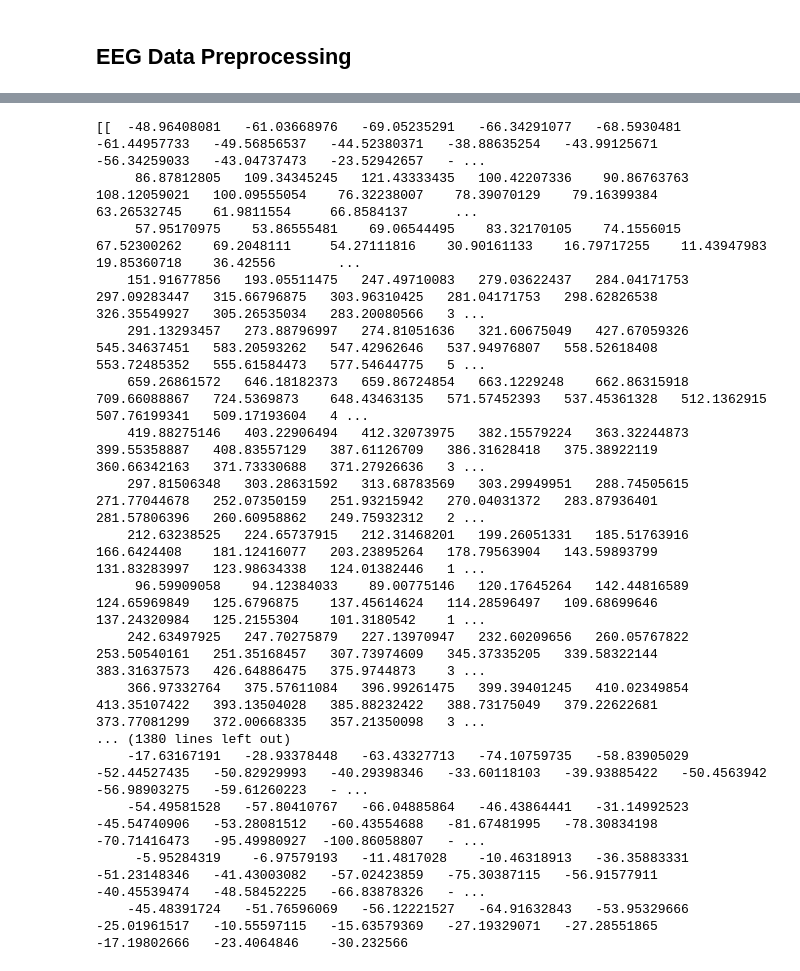
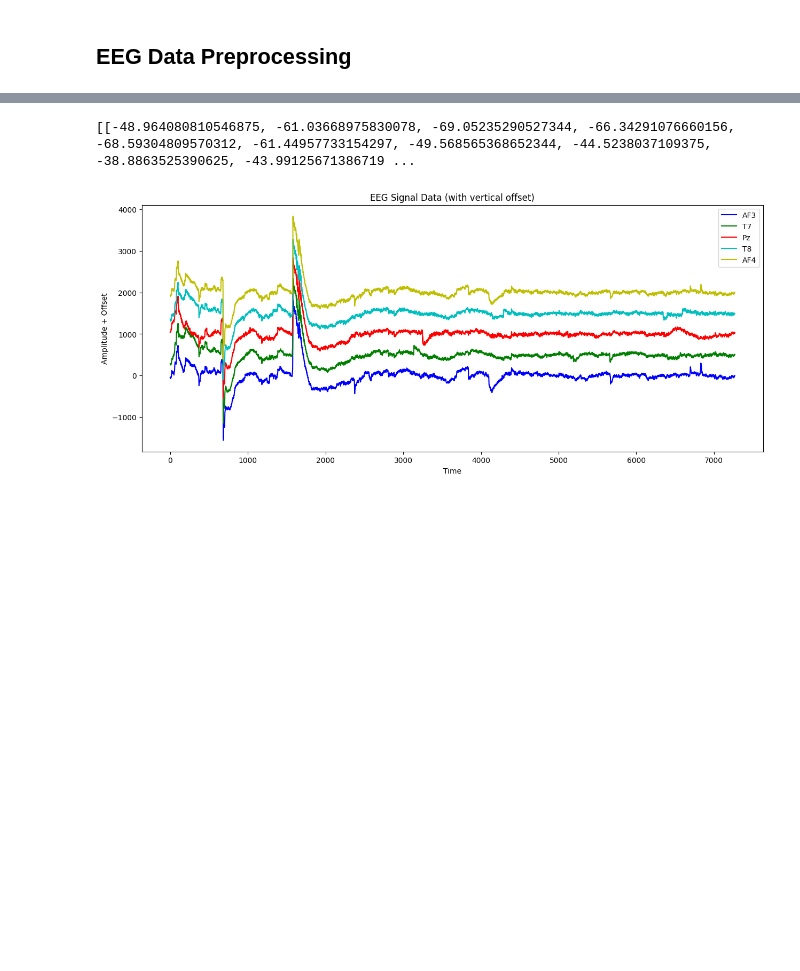
Before and after one commit to majesticloser47/Multimodal-Biometrics-Project, a Jupyter notebook: anomoly_detection.ipynb, the cells around one changed output, grey strips where cells are left out. Saved outputs shown, nothing was run; the diff lists cells and outputs as text; code cells hidden in the pictures; blank space fills up the shorter version.

Commit message:
added eeg data visualization

```diff
--- a/anomoly_detection.ipynb
+++ b/anomoly_detection.ipynb
@@ -212,78 +216,46 @@ pd.set_option('display.max_colwidth', 500)
 # %%
 import scipy.io as sp
 import json
-
-
+import pprint as pp
 
 _, mat_data, user_ids = get_genuine_csv_mat_files()
 # print(mat_data)
 def get_user_mat_data(user_id=None):
     if user_id is None:
         user_id = user_ids[0]  # Default to the first user if none specified
     user_files = [x for x in mat_data if user_id in x]
     user_files_sorted = pd.Series(user_files)
     user_files_sorted.sort_values(key=lambda x: x.str.split('_').str[3].astype(int), inplace=True)
     user_files_reset = user_files_sorted.reset_index(drop=True)
     # print(user_files_reset)
     return user_files_reset
 
-# for user in user_ids:
-#     curr_user_files = [x for x in genuine_files_mat if user in x]
-#     curr_user_files_sorted = pd.Series(curr_user_files)
-#     curr_user_files_sorted.sort_values(key=lambda x: x.str.split('_').str[3].astype(int), inplace=True)
-#     curr_user_files_sorted = curr_user_files_sorted.reset_index(drop=True, inplace=True)
-#     # .sort_values(key=lambda x : x..split('_').str[3].astype(int), inplace=True)
-#     print(user_1_sorted)
-#     # print("Current file: ",user_1_data[0])
-#     mat_content = sp.loadmat(user_1_sorted[0])
-
+# Fetch matlab data
 mat_files_sorted = get_user_mat_data()
 mat_content = sp.loadmat(mat_files_sorted[0])
-# print(mat_content['subject'])
-to_print = mat_content['subject'][0][0][3]
-print(to_print)
-# epoch_divide=np.where(mat_content['subject'][0][0][2][0] == 4)
-# pprint(to_print)
-# # to_print.shape
-# # pprint(to_print.shape)
 
+# For debugging issues
+to_print = mat_content['subject']
 
-# signal_channels = mat_content['subject'][0][0][6][0].split(',')
-# # print(signal_channels)
-# import sys
+# converting ICA_EEG data into np structured array
+eeg_columns = [i for i in mat_content['subject']['EEGHeader'][0][0][0].split(", ")]
+eeg_data_list = [i.tolist() for i in mat_content['subject']['ICA_EEG'][0][0]]
+print(eeg_data_list)
+eeg_data = pd.DataFrame(eeg_data_list).T
+eeg_data.columns = eeg_columns
+# pp.pprint(eeg_data)
+# Side note: Can be used for sign data as well, reduces dependency on CSV data
 
-
-# for i in range(to_print.shape[0]):
-#     mean = np.mean(to_print, keepdims=True, axis = 1)
-#     std = np.std(to_print, keepdims=True, axis = 1)
-#     normalized = (to_print - mean) / std
-#     print(normalized)
-# # normalized = to_print
-# plt.figure(figsize=(12, 4))
-# offset = 20  # vertical offset between channels
-# num_channels = normalized.shape[0]
-# for i in range(num_channels):
-#     plt.plot(normalized[i] + i * offset, label=signal_channels[i])
-# # plt.legend(loc='upper right')
-# plt.title('Normalized EEG Data (to_print)')
-# plt.xlabel('Time')
-# plt.ylabel('Normalized Value')
-# plt.show()
+plt.figure(figsize=(15, 6))
+offset = 500
+colors = ['b', 'g', 'r', 'c', 'y']
+for idx, col in enumerate(eeg_columns):
+    plt.plot(eeg_data[col] + idx * offset, color=colors[idx % len(colors)], label=col)
+plt.title('EEG Signal Data (with vertical offset)')
+plt.xlabel('Time')
+plt.ylabel('Amplitude + Offset')
+plt.legend(loc='upper right')
+plt.show()
 # %% [output]
-[[  -48.96408081   -61.03668976   -69.05235291   -66.34291077   -68.5930481    -61.44957733   -49.56856537   -44.52380371   -38.88635254   -43.99125671   -56.34259033   -43.04737473   -23.52942657   - ...
-     86.87812805   109.34345245   121.43333435   100.42207336    90.86763763   108.12059021   100.09555054    76.32238007    78.39070129    79.16399384    63.26532745    61.9811554     66.8584137      ...
-     57.95170975    53.86555481    69.06544495    83.32170105    74.1556015     67.52300262    69.2048111     54.27111816    30.90161133    16.79717255    11.43947983    19.85360718    36.42556        ...
-    151.91677856   193.05511475   247.49710083   279.03622437   284.04171753   297.09283447   315.66796875   303.96310425   281.04171753   298.62826538   326.35549927   305.26535034   283.20080566   3 ...
-    291.13293457   273.88796997   274.81051636   321.60675049   427.67059326   545.34637451   583.20593262   547.42962646   537.94976807   558.52618408   553.72485352   555.61584473   577.54644775   5 ...
-    659.26861572   646.18182373   659.86724854   663.1229248    662.86315918   709.66088867   724.5369873    648.43463135   571.57452393   537.45361328   512.1362915    507.76199341   509.17193604   4 ...
-    419.88275146   403.22906494   412.32073975   382.15579224   363.32244873   399.55358887   408.83557129   387.61126709   386.31628418   375.38922119   360.66342163   371.73330688   371.27926636   3 ...
-    297.81506348   303.28631592   313.68783569   303.29949951   288.74505615   271.77044678   252.07350159   251.93215942   270.04031372   283.87936401   281.57806396   260.60958862   249.75932312   2 ...
-    212.63238525   224.65737915   212.31468201   199.26051331   185.51763916   166.6424408    181.12416077   203.23895264   178.79563904   143.59893799   131.83283997   123.98634338   124.01382446   1 ...
-     96.59909058    94.12384033    89.00775146   120.17645264   142.44816589   124.65969849   125.6796875    137.45614624   114.28596497   109.68699646   137.24320984   125.2155304    101.3180542    1 ...
-    242.63497925   247.70275879   227.13970947   232.60209656   260.05767822   253.50540161   251.35168457   307.73974609   345.37335205   339.58322144   383.31637573   426.64886475   375.9744873    3 ...
-    366.97332764   375.57611084   396.99261475   399.39401245   410.02349854   413.35107422   393.13504028   385.88232422   388.73175049   379.22622681   373.77081299   372.00668335   357.21350098   3 ...
-... (1380 lines left out)
-    -17.63167191   -28.93378448   -63.43327713   -74.10759735   -58.83905029   -52.44527435   -50.82929993   -40.29398346   -33.60118103   -39.93885422   -50.4563942    -56.98903275   -59.61260223   - ...
-    -54.49581528   -57.80410767   -66.04885864   -46.43864441   -31.14992523   -45.54740906   -53.28081512   -60.43554688   -81.67481995   -78.30834198   -70.71416473   -95.49980927  -100.86058807   - ...
-     -5.95284319    -6.97579193   -11.4817028    -10.46318913   -36.35883331   -51.23148346   -41.43003082   -57.02423859   -75.30387115   -56.91577911   -40.45539474   -48.58452225   -66.83878326   - ...
-    -45.48391724   -51.76596069   -56.12221527   -64.91632843   -53.95329666   -25.01961517   -10.55597115   -15.63579369   -27.19329071   -27.28551865   -17.19802666   -23.4064846    -30.232566
+[[-48.964080810546875, -61.03668975830078, -69.05235290527344, -66.34291076660156, -68.59304809570312, -61.44957733154297, -49.568565368652344, -44.5238037109375, -38.8863525390625, -43.99125671386719 ...
+[figure, added]
```
Also changed, not shown: parts of 3 cells of this notebook, 1 other file.
